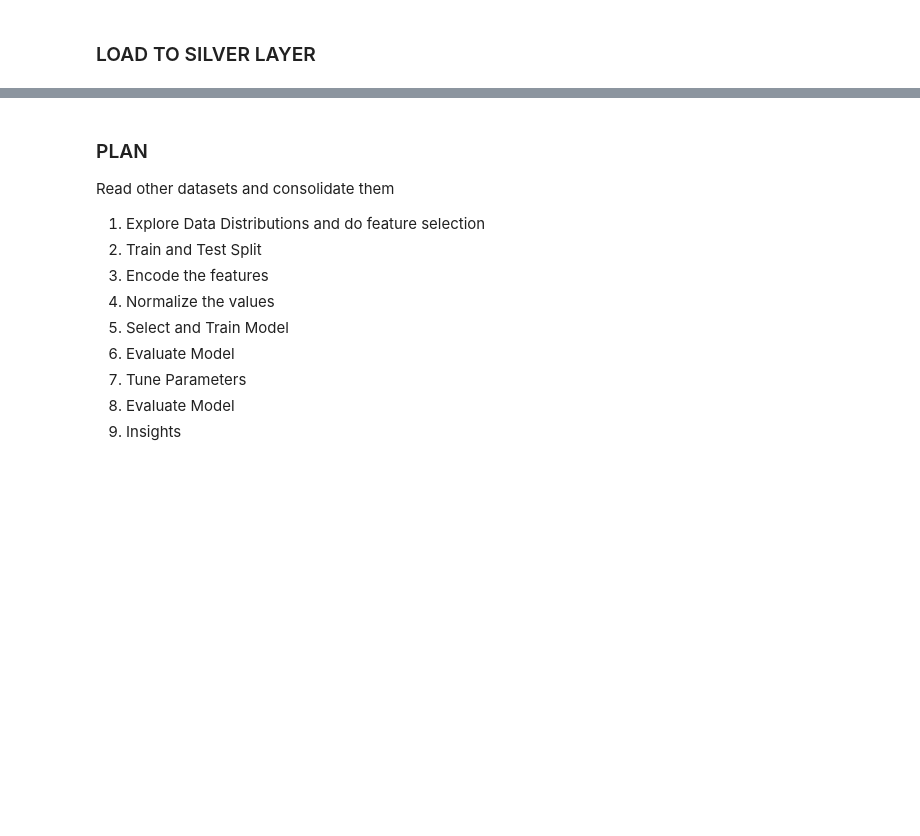
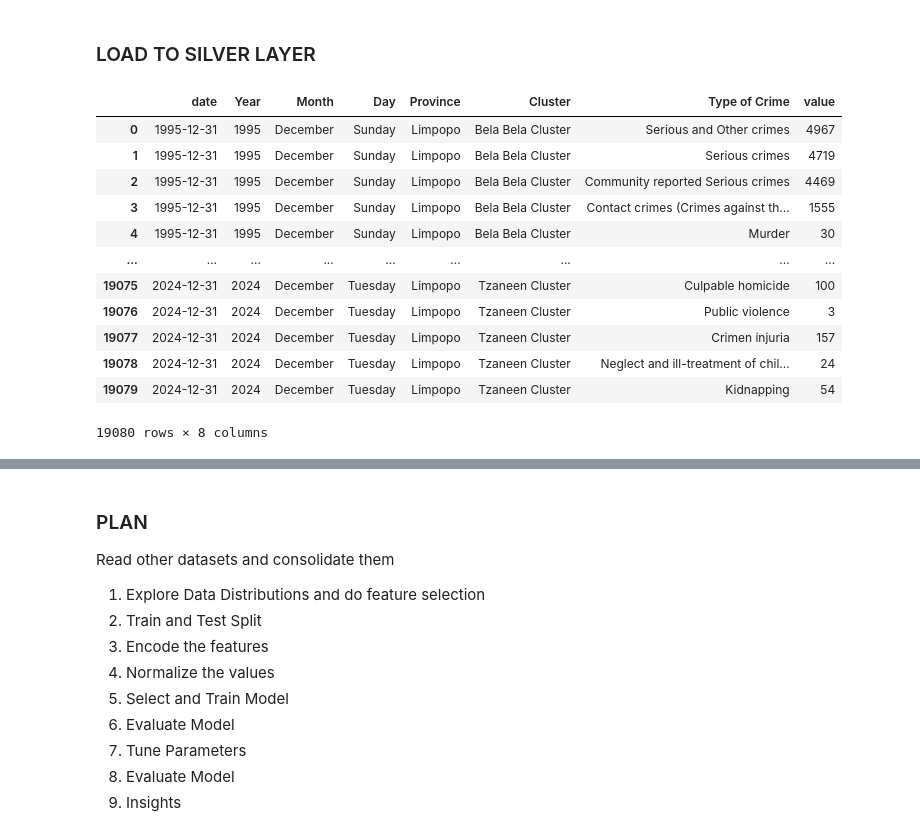
Before and after one commit to Thabiso-Lekwadu/Data-Science-Capstone-Project, a Jupyter notebook: Crime Data Cleaning.ipynb, the cells around one changed output, grey strips where cells are left out. Cells and saved outputs as stored; diff of their text form; code cells hidden in the pictures; blank space fills up the shorter version.

```diff
--- a/Crime Data Cleaning.ipynb
+++ b/Crime Data Cleaning.ipynb
@@ -78,3 +101,20 @@ crime_data = data_split_pipe.fit_transform(data)
 ### LOAD TO SILVER LAYER
 # %%
 crime_data.to_excel(r"C:/Users/amare/OneDrive/Desktop/Crime Hotspots Capstone Project/datasets/Data Lakehouse/2. Silver Layer/Crime Data/cleaned_crime_data.xlsx", index=False)
+# %%
+df = pd.read_excel(r"C:/Users/amare/OneDrive/Desktop/Crime Hotspots Capstone Project/datasets/Data Lakehouse/2. Silver Layer/Crime Data/cleaned_crime_data.xlsx")
+df
+# %% [output]
+|  | date | Year | Month | Day | Province | Cluster | Type of Crime | value |
+| 0 | 1995-12-31 | 1995 | December | Sunday | Limpopo | Bela Bela Cluster | Serious and Other crimes | 4967 |
+| 1 | 1995-12-31 | 1995 | December | Sunday | Limpopo | Bela Bela Cluster | Serious crimes | 4719 |
+| 2 | 1995-12-31 | 1995 | December | Sunday | Limpopo | Bela Bela Cluster | Community reported Serious crimes | 4469 |
+| 3 | 1995-12-31 | 1995 | December | Sunday | Limpopo | Bela Bela Cluster | Contact crimes (Crimes against th... | 1555 |
+| 4 | 1995-12-31 | 1995 | December | Sunday | Limpopo | Bela Bela Cluster | Murder | 30 |
+| ... | ... | ... | ... | ... | ... | ... | ... | ... |
+| 19075 | 2024-12-31 | 2024 | December | Tuesday | Limpopo | Tzaneen Cluster | Culpable homicide | 100 |
+| 19076 | 2024-12-31 | 2024 | December | Tuesday | Limpopo | Tzaneen Cluster | Public violence | 3 |
+| 19077 | 2024-12-31 | 2024 | December | Tuesday | Limpopo | Tzaneen Cluster | Crimen injuria | 157 |
+| 19078 | 2024-12-31 | 2024 | December | Tuesday | Limpopo | Tzaneen Cluster | Neglect and ill-treatment of chil... | 24 |
+| 19079 | 2024-12-31 | 2024 | December | Tuesday | Limpopo | Tzaneen Cluster | Kidnapping | 54 |
+19080 rows × 8 columns
```
Also changed, not shown: parts of 19 cells of this notebook.
